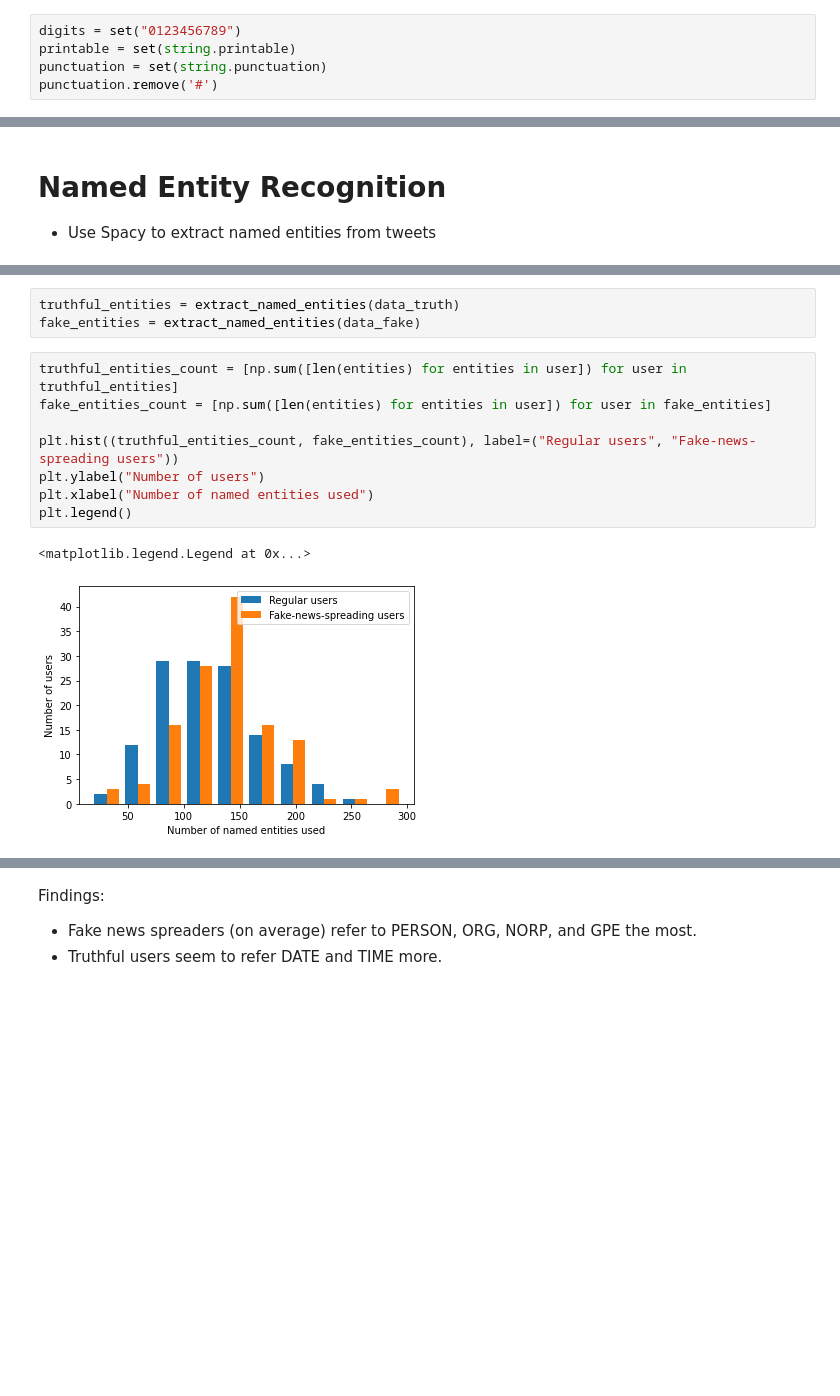
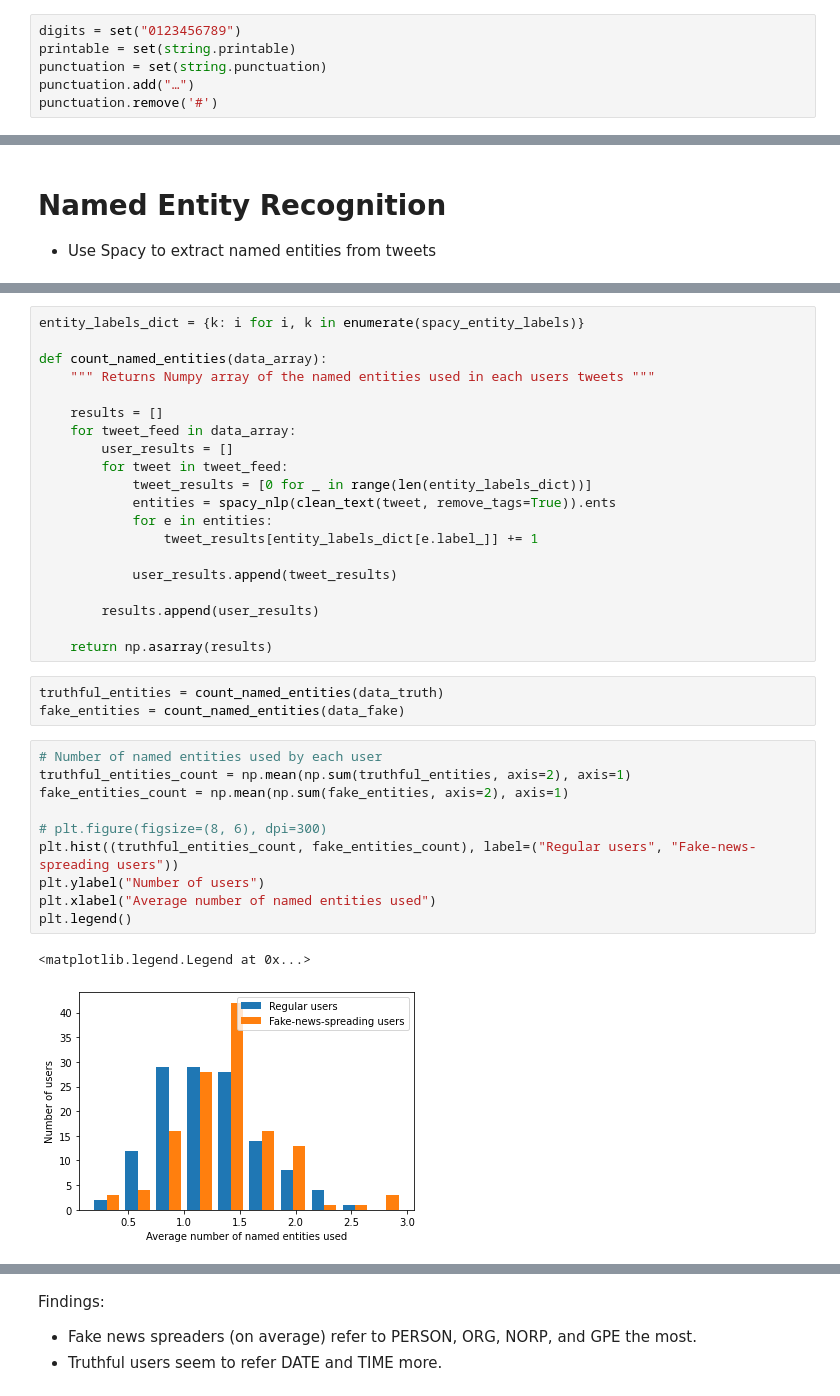
Before and after one commit to Fake-News-Profiling/fnp-models, a Jupyter notebook: classifier/src/notebooks/investigate_dataset.ipynb, the cells around one changed output, grey strips where cells are left out. Saved outputs shown, nothing was run; the diff lists cells and outputs as text; blank space fills up the shorter version.

```diff
--- a/classifier/src/notebooks/investigate_dataset.ipynb
+++ b/classifier/src/notebooks/investigate_dataset.ipynb
@@ -42,6 +42,7 @@ print("%d truthful users, %d fake users" % (len(data_truth), len(data_fake)))
 digits = set("0123456789")
 printable = set(string.printable)
 punctuation = set(string.punctuation)
+punctuation.add("…")
 punctuation.remove('#')
 # %%
 def clean_text(text, remove_punc=True, remove_non_print=True, remove_emojis=True,
@@ -583,14 +686,36 @@ def extract_named_entities(data_array):
+# %%
+entity_labels_dict = {k: i for i, k in enumerate(spacy_entity_labels)}
+
+def count_named_entities(data_array):
+    """ Returns Numpy array of the named entities used in each users tweets """
+
+    results = []
+    for tweet_feed in data_array:
+        user_results = []
+        for tweet in tweet_feed:
+            tweet_results = [0 for _ in range(len(entity_labels_dict))]
+            entities = spacy_nlp(clean_text(tweet, remove_tags=True)).ents
+            for e in entities:
+                tweet_results[entity_labels_dict[e.label_]] += 1
+
+            user_results.append(tweet_results)
+
+        results.append(user_results)
+
+    return np.asarray(results)
 # %%
-truthful_entities = extract_named_entities(data_truth)
-fake_entities = extract_named_entities(data_fake)
+truthful_entities = count_named_entities(data_truth)
+fake_entities = count_named_entities(data_fake)
 # %%
-truthful_entities_count = [np.sum([len(entities) for entities in user]) for user in truthful_entities]
-fake_entities_count = [np.sum([len(entities) for entities in user]) for user in fake_entities]
+# Number of named entities used by each user
+truthful_entities_count = np.mean(np.sum(truthful_entities, axis=2), axis=1)
+fake_entities_count = np.mean(np.sum(fake_entities, axis=2), axis=1)
 
+# plt.figure(figsize=(8, 6), dpi=300)
 plt.hist((truthful_entities_count, fake_entities_count), label=("Regular users", "Fake-news-spreading users"))
 plt.ylabel("Number of users")
-plt.xlabel("Number of named entities used")
+plt.xlabel("Average number of named entities used")
 plt.legend()
 # %% [output]
 <matplotlib.legend.Legend at 0x...>
-[figure, old version]
+[figure, new version]
```
Also changed, not shown: parts of 28 cells of this notebook.
